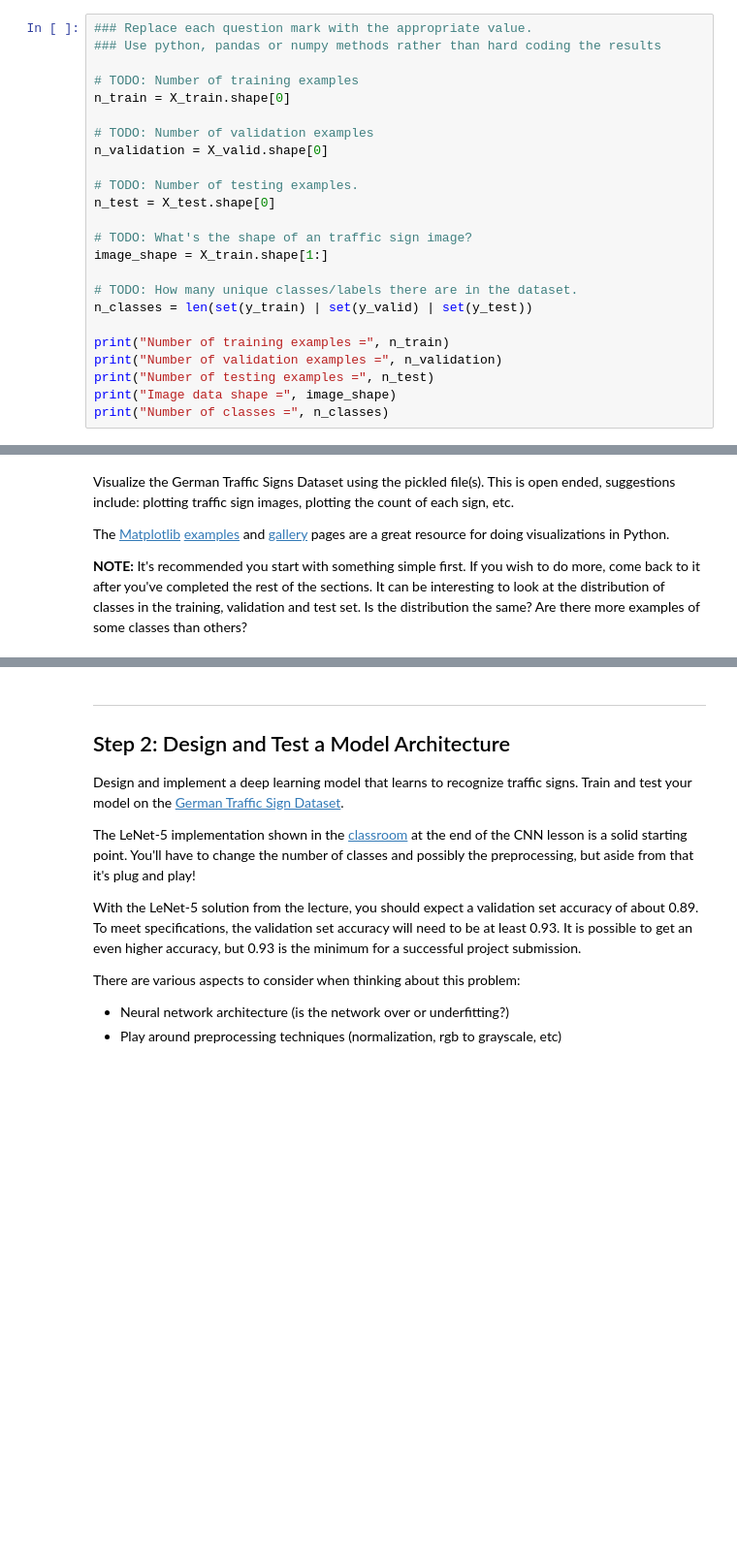
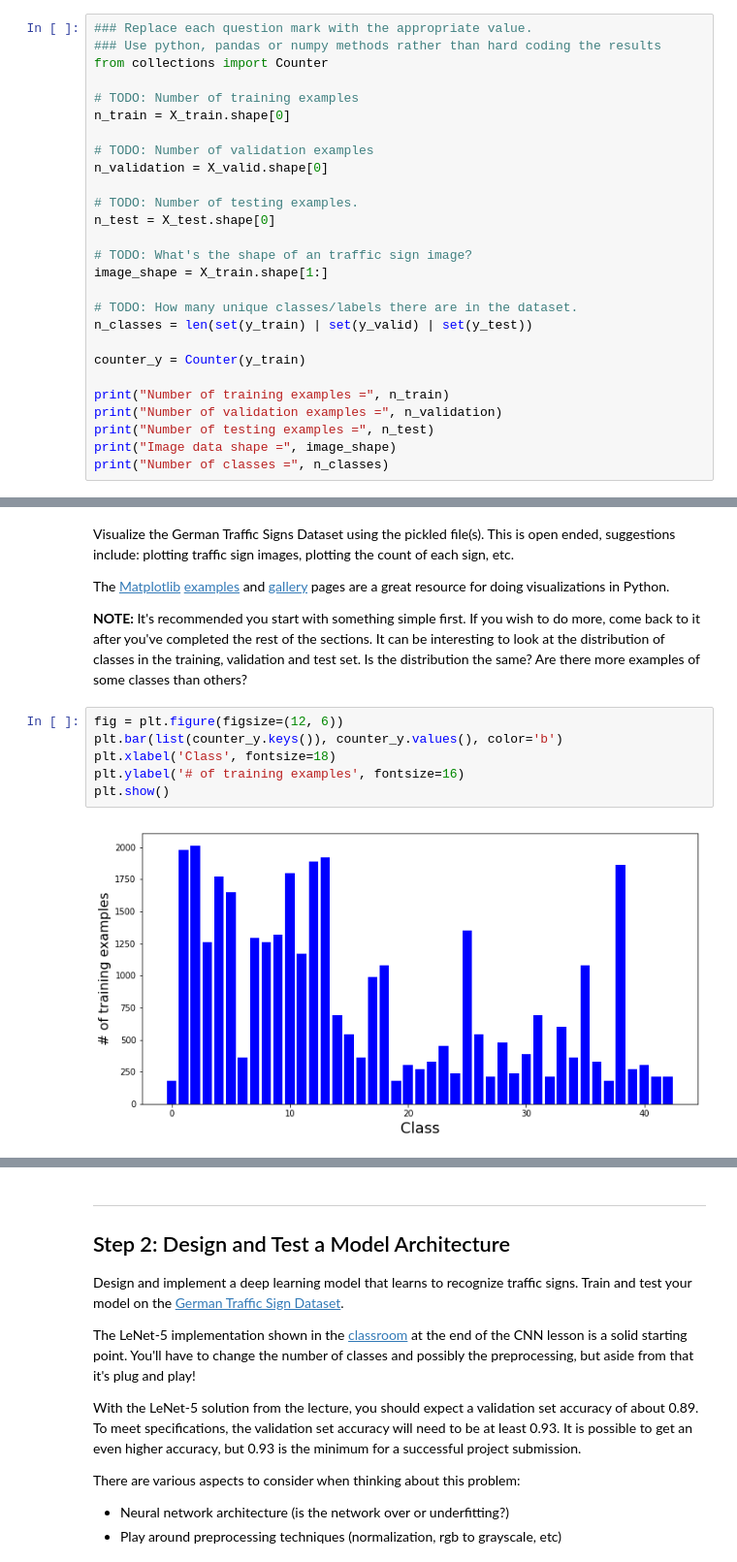
Before and after one commit to jtang10/CarND-Traffic-Sign-Classifier-Project, a Jupyter notebook: Traffic_Sign_Classifier.ipynb, the cells around one changed output, grey strips where cells are left out. Shown at 97% size. Saved outputs shown, nothing was run; the diff lists cells and outputs as text; blank space fills up the shorter version.

```diff
--- a/Traffic_Sign_Classifier.ipynb
+++ b/Traffic_Sign_Classifier.ipynb
@@ -57,6 +63,7 @@ Complete the basic data summary below. Use python, numpy and/or pandas methods t
 # %%
 ### Replace each question mark with the appropriate value.
 ### Use python, pandas or numpy methods rather than hard coding the results
+from collections import Counter
 
 # TODO: Number of training examples
 n_train = X_train.shape[0]
@@ -73,6 +80,8 @@ image_shape = X_train.shape[1:]
 # TODO: How many unique classes/labels there are in the dataset.
 n_classes = len(set(y_train) | set(y_valid) | set(y_test))
 
+counter_y = Counter(y_train)
+
 print("Number of training examples =", n_train)
 print("Number of validation examples =", n_validation)
 print("Number of testing examples =", n_test)
@@ -92,6 +101,14 @@ Visualize the German Traffic Signs Dataset using the pickled file(s). This is op
 The [Matplotlib](http://matplotlib.org/) [examples](http://matplotlib.org/examples/index.html) and [gallery](http://matplotlib.org/gallery.html) pages are a great resource for doing visualizations in Python.
 
 **NOTE:** It's recommended you start with something simple first. If you wish to do more, come back to it after you've completed the rest of the sections. It can be interesting to look at the distribution of classes in the training, validation and test set. Is the distribution the same? Are there more examples of some classes than others?
+# %%
+fig = plt.figure(figsize=(12, 6))
+plt.bar(list(counter_y.keys()), counter_y.values(), color='b')
+plt.xlabel('Class', fontsize=18)
+plt.ylabel('# of training examples', fontsize=16)
+plt.show()
+# %% [output]
+[figure, added]
 # %%
 ### Data exploration visualization code goes here.
 ### Feel free to use as many code cells as needed.
```
Also changed, not shown: parts of 14 cells of this notebook.
